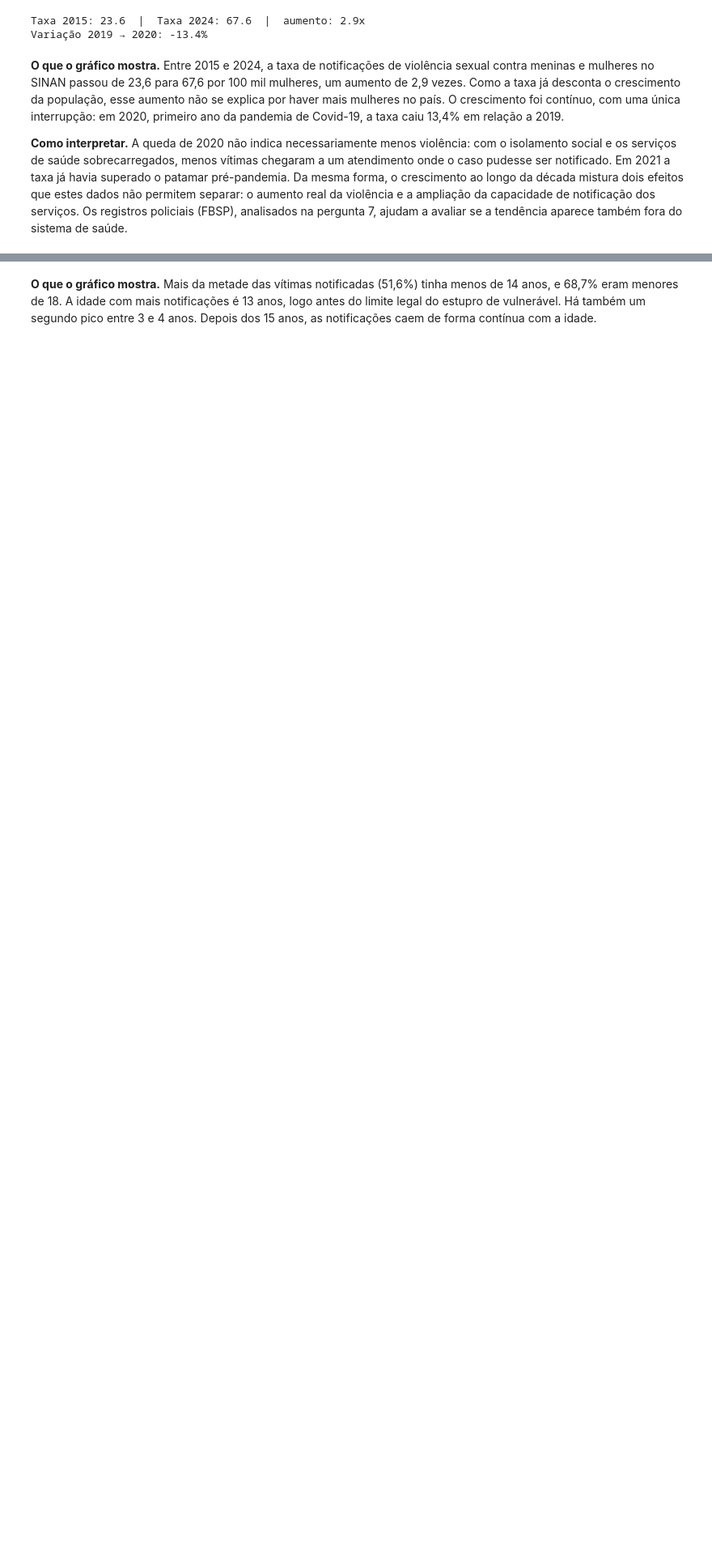
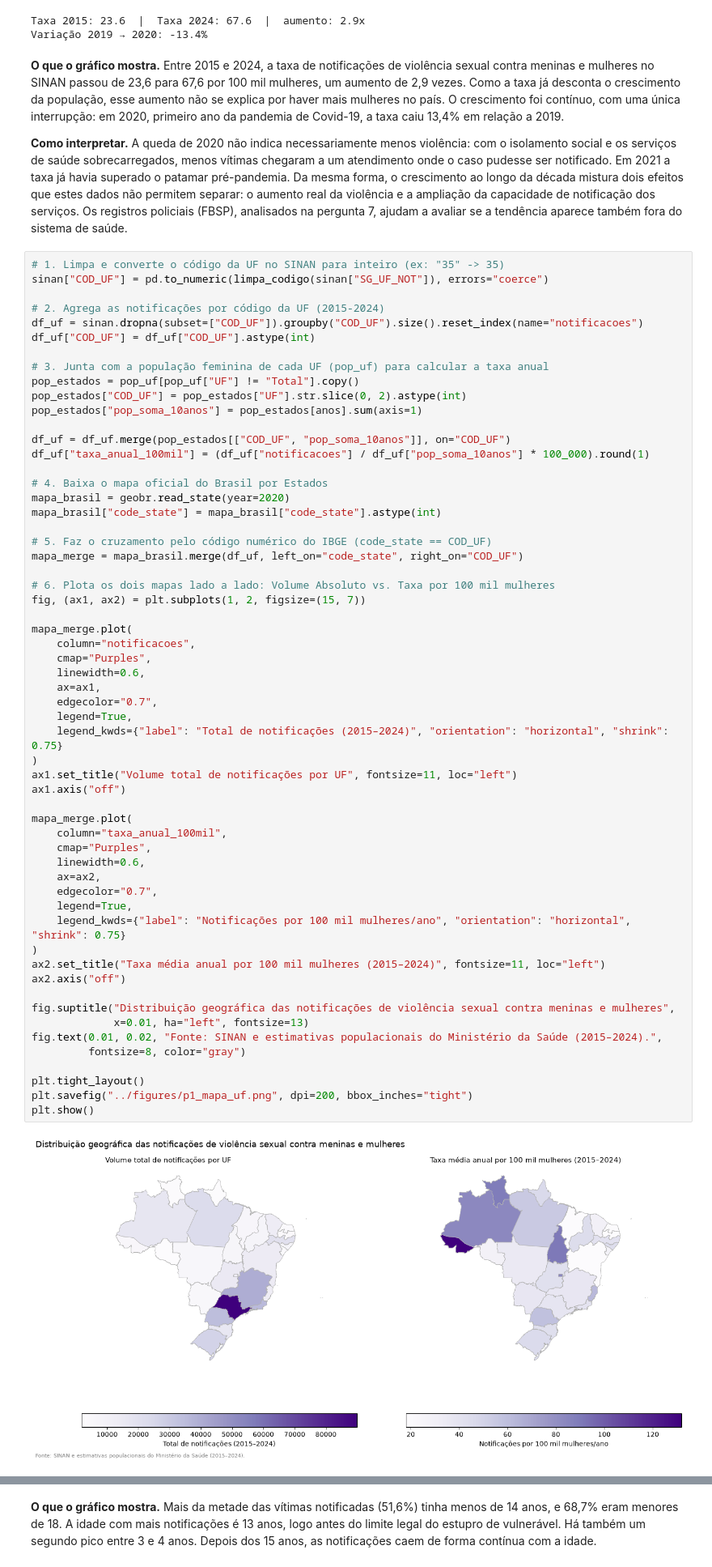
Before and after one commit to gabrielleazev/aedv-violencia-sexual, a Jupyter notebook: notebooks/relatorio.ipynb, the cells around one changed output, grey strips where cells are left out. Shown at 81% size. Drawn from its saved outputs; the diff is of its cells as text; blank space fills up the shorter version.

```diff
--- a/notebooks/relatorio.ipynb
+++ b/notebooks/relatorio.ipynb
@@ -200,3 +204,63 @@ Variação 2019 → 2020: -13.4%
 **O que o gráfico mostra.** Entre 2015 e 2024, a taxa de notificações de violência sexual contra meninas e mulheres no SINAN passou de 23,6 para 67,6 por 100 mil mulheres, um aumento de 2,9 vezes. Como a taxa já desconta o crescimento da população, esse aumento não se explica por haver mais mulheres no país. O crescimento foi contínuo, com uma única interrupção: em 2020, primeiro ano da pandemia de Covid-19, a taxa caiu 13,4% em relação a 2019.
 
 **Como interpretar.** A queda de 2020 não indica necessariamente menos violência: com o isolamento social e os serviços de saúde sobrecarregados, menos vítimas chegaram a um atendimento onde o caso pudesse ser notificado. Em 2021 a taxa já havia superado o patamar pré-pandemia. Da mesma forma, o crescimento ao longo da década mistura dois efeitos que estes dados não permitem separar: o aumento real da violência e a ampliação da capacidade de notificação dos serviços. Os registros policiais (FBSP), analisados na pergunta 7, ajudam a avaliar se a tendência aparece também fora do sistema de saúde.
+# %%
+# 1. Limpa e converte o código da UF no SINAN para inteiro (ex: "35" -> 35)
+sinan["COD_UF"] = pd.to_numeric(limpa_codigo(sinan["SG_UF_NOT"]), errors="coerce")
+
+# 2. Agrega as notificações por código da UF (2015-2024)
+df_uf = sinan.dropna(subset=["COD_UF"]).groupby("COD_UF").size().reset_index(name="notificacoes")
+df_uf["COD_UF"] = df_uf["COD_UF"].astype(int)
+
+# 3. Junta com a população feminina de cada UF (pop_uf) para calcular a taxa anual
+pop_estados = pop_uf[pop_uf["UF"] != "Total"].copy()
+pop_estados["COD_UF"] = pop_estados["UF"].str.slice(0, 2).astype(int)
+pop_estados["pop_soma_10anos"] = pop_estados[anos].sum(axis=1)
+
+df_uf = df_uf.merge(pop_estados[["COD_UF", "pop_soma_10anos"]], on="COD_UF")
+df_uf["taxa_anual_100mil"] = (df_uf["notificacoes"] / df_uf["pop_soma_10anos"] * 100_000).round(1)
+
+# 4. Baixa o mapa oficial do Brasil por Estados
+mapa_brasil = geobr.read_state(year=2020)
+mapa_brasil["code_state"] = mapa_brasil["code_state"].astype(int)
+
+# 5. Faz o cruzamento pelo código numérico do IBGE (code_state == COD_UF)
+mapa_merge = mapa_brasil.merge(df_uf, left_on="code_state", right_on="COD_UF")
+
+# 6. Plota os dois mapas lado a lado: Volume Absoluto vs. Taxa por 100 mil mulheres
+fig, (ax1, ax2) = plt.subplots(1, 2, figsize=(15, 7))
+
+mapa_merge.plot(
+    column="notificacoes",
+    cmap="Purples",
+    linewidth=0.6,
+    ax=ax1,
+    edgecolor="0.7",
+    legend=True,
+    legend_kwds={"label": "Total de notificações (2015–2024)", "orientation": "horizontal", "shrink": 0.75}
+)
+ax1.set_title("Volume total de notificações por UF", fontsize=11, loc="left")
+ax1.axis("off")
+
+mapa_merge.plot(
+    column="taxa_anual_100mil",
+    cmap="Purples",
+    linewidth=0.6,
+    ax=ax2,
+    edgecolor="0.7",
+    legend=True,
+    legend_kwds={"label": "Notificações por 100 mil mulheres/ano", "orientation": "horizontal", "shrink": 0.75}
+)
+ax2.set_title("Taxa média anual por 100 mil mulheres (2015–2024)", fontsize=11, loc="left")
+ax2.axis("off")
+
+fig.suptitle("Distribuição geográfica das notificações de violência sexual contra meninas e mulheres",
+             x=0.01, ha="left", fontsize=13)
+fig.text(0.01, 0.02, "Fonte: SINAN e estimativas populacionais do Ministério da Saúde (2015–2024).",
+         fontsize=8, color="gray")
+
+plt.tight_layout()
+plt.savefig("../figures/p1_mapa_uf.png", dpi=200, bbox_inches="tight")
+plt.show()
+# %% [output]
+[figure, added]
```
Also changed, not shown: parts of 19 cells of this notebook, 4 other files.
